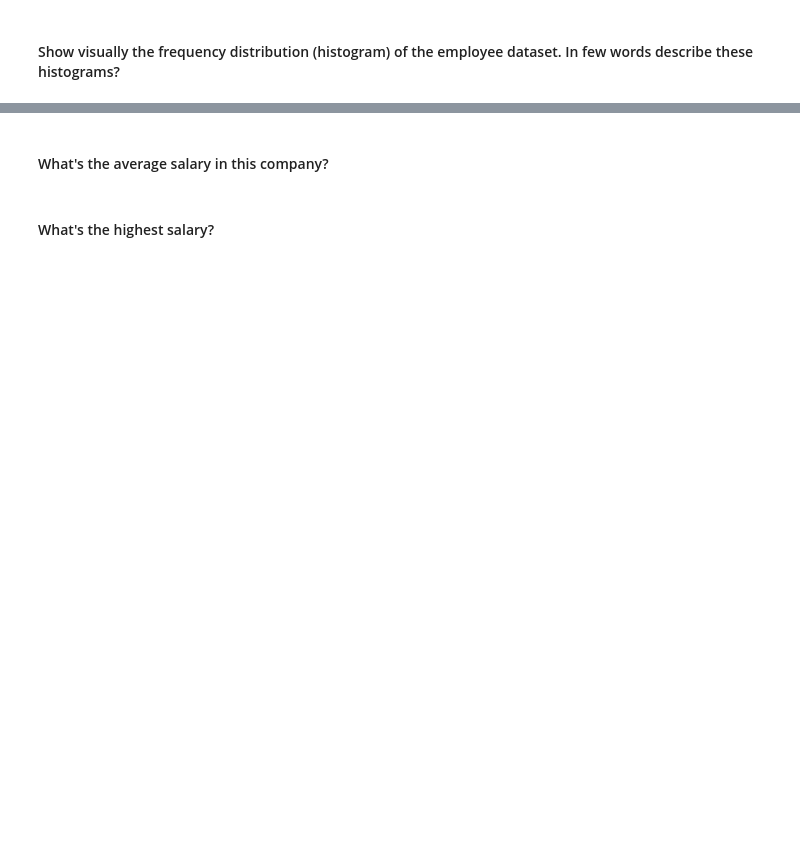
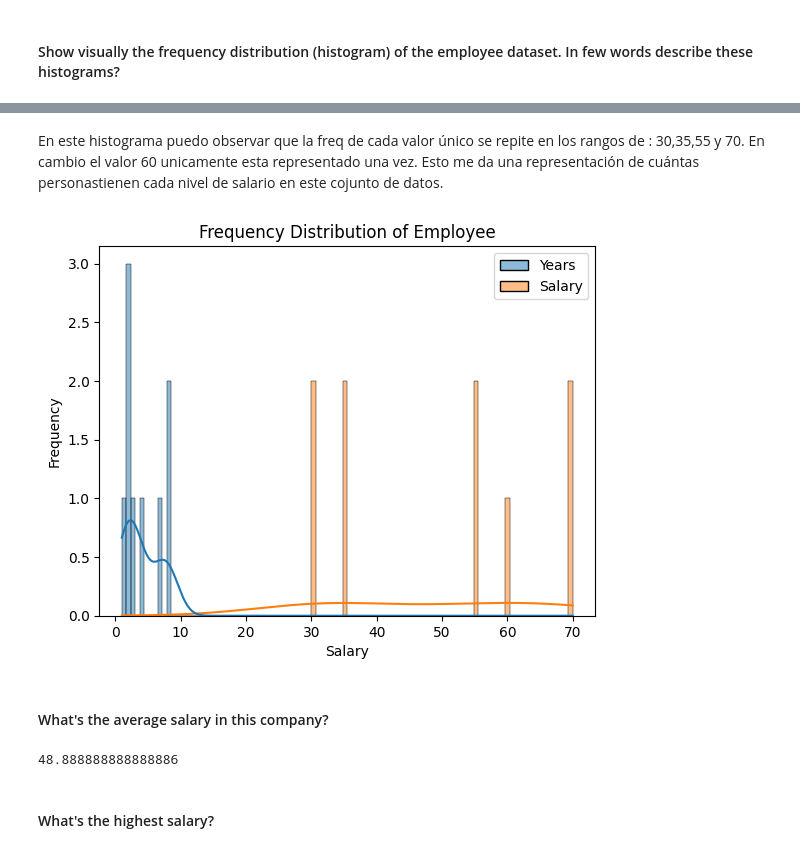
Before and after one commit to Ironhack-Data-Madrid-Octubre-2023/5.1-lab_subsetting_and_descriptive_stats, a Jupyter notebook: your-code/main.ipynb, the cells around one changed output, grey strips where cells are left out. Saved outputs shown, nothing was run; the diff lists cells and outputs as text; code cells hidden in the pictures; blank space fills up the shorter version.

```diff
--- a/your-code/main.ipynb
+++ b/your-code/main.ipynb
@@ -139,2 +198,17 @@ std
+# %% [markdown]
+En este histograma puedo observar que la freq de cada valor único se repite en los rangos de : 30,35,55 y 70. En cambio el valor 60 unicamente esta representado una vez. Esto me da una representación de cuántas personastienen cada nivel de salario en este cojunto de datos.
+# %%
+#Histograma junto con 'years' y 'salary'
+sns.histplot(employee,
+             bins=100,
+             kde=True,
+            color='skyblue')
+
+plt.title('Frequency Distribution of Employee')
+plt.xlabel('Salary')
+plt.ylabel('Frequency')
+plt.show();
+# %% [output]
+[figure, added]
 # %% [markdown]
 #### What's the average salary in this company?
@@ -143,2 +215,7 @@ std
+# %%
+avg_salary = employee['Salary'].mean()
+avg_salary
+# %% [output]
+48.888888888888886
 # %% [markdown]
 #### What's the highest salary?
```
Also changed, not shown: parts of 43 cells of this notebook.
